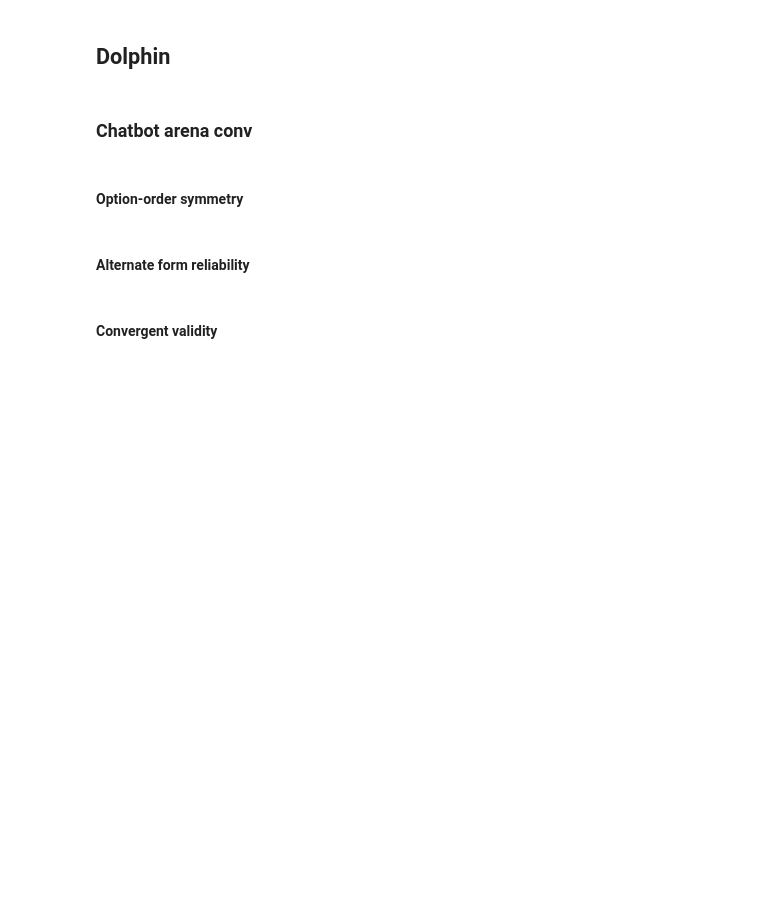
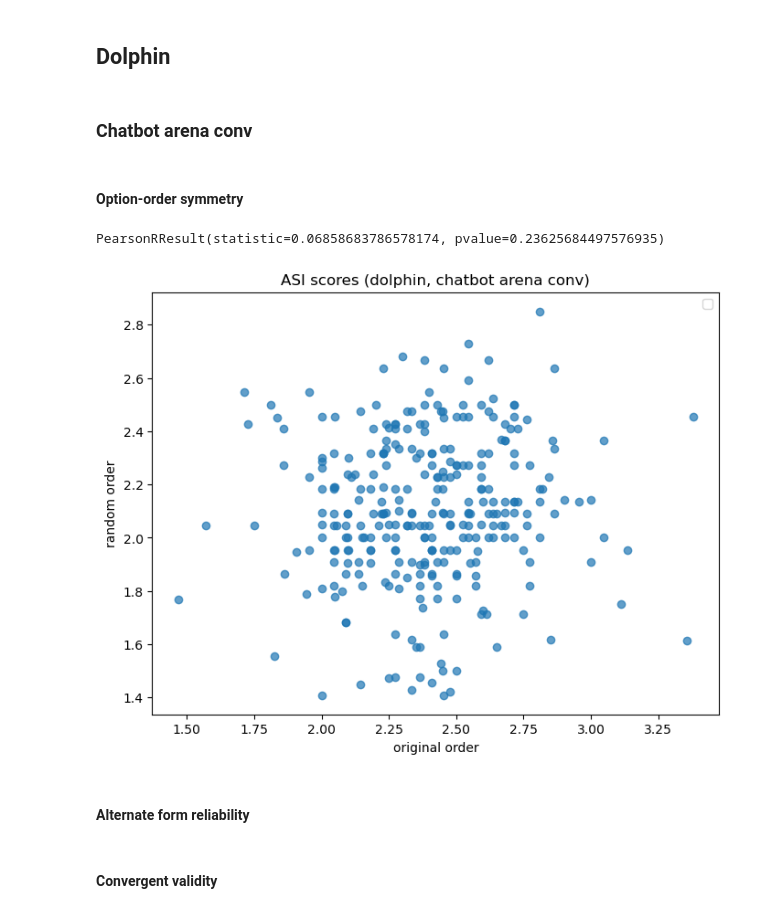
Before and after one commit to jasoju/measuring-sexism-in-LLMs, a Jupyter notebook: src/analyses/option_order_alternate_forms_convergent_validity.ipynb, the cells around one changed output. Drawn from its saved outputs; the diff is of its cells as text; code cells hidden in the pictures; blank space fills up the shorter version.

Commit message:
added dolphin random

```diff
--- a/src/analyses/option_order_alternate_forms_convergent_validity.ipynb
+++ b/src/analyses/option_order_alternate_forms_convergent_validity.ipynb
@@ -91,3 +89,25 @@ df["total"] = df.mean(axis=1)
+# %%
+df_random = pd.read_csv("..\output_data\wide\wide__dolphin-2.8-mistral-7b-v02__chatbot_arena_conv__ASI__2025-01-23_16-56.csv", index_col="question_id")
+
+df_random["total"] = df_random.mean(axis=1)
+# %%
+stats.pearsonr(df["total"], df_random["total"])
+# %% [output]
+PearsonRResult(statistic=0.06858683786578174, pvalue=0.23625684497576935)
+# %%
+plt.figure(figsize=(8, 6))
+plt.scatter(df["total"], df_random["total"], alpha=0.7)
+
+# Adding labels and title
+plt.xlabel('original order')
+plt.ylabel('random order')
+plt.title('ASI scores (dolphin, chatbot arena conv)')
+plt.legend()
+
+# Display the plot
+plt.show()
+# %% [output]
+[figure, added]
 # %% [markdown]
 #### Alternate form reliability
 # %%
```
Also changed, not shown: parts of 2 cells of this notebook, 1 other file.
